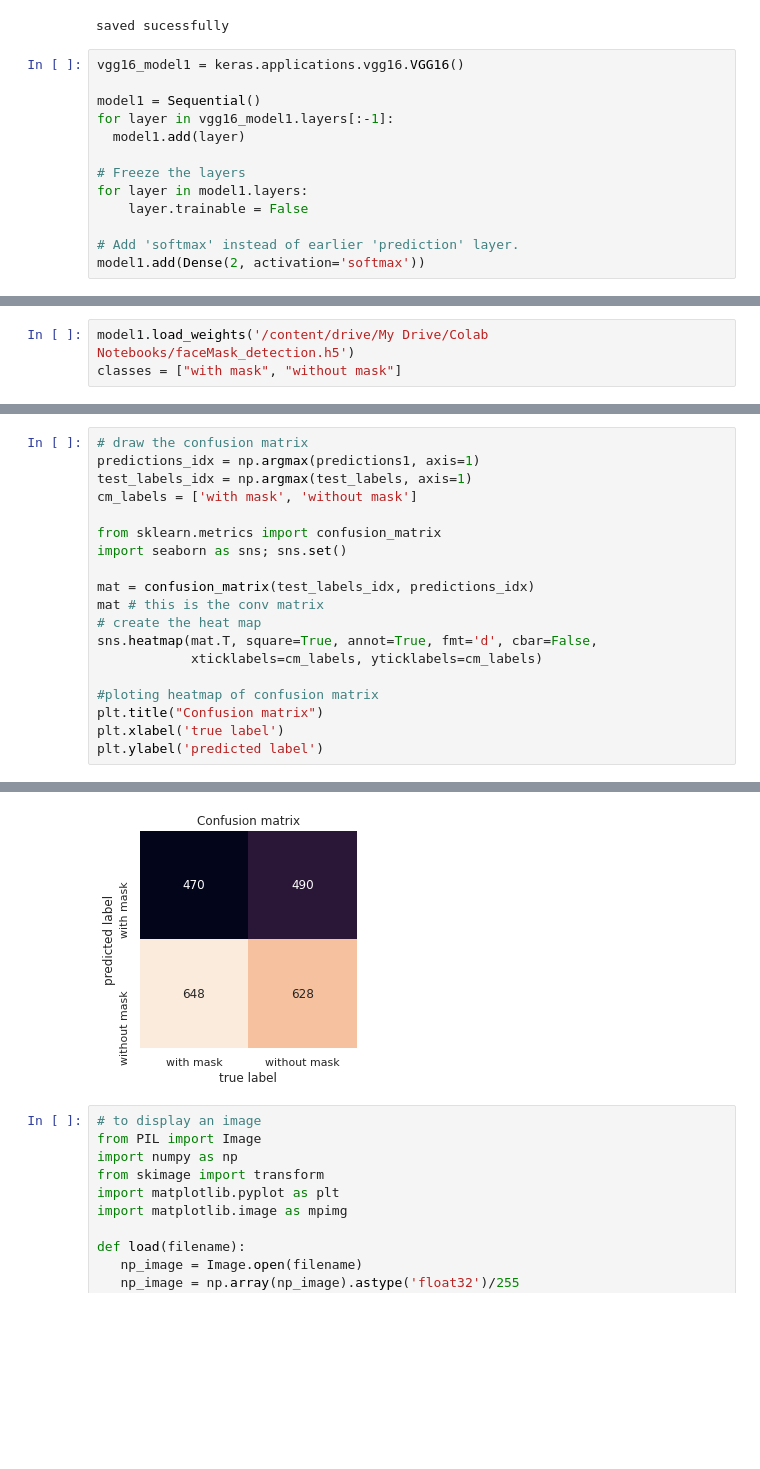
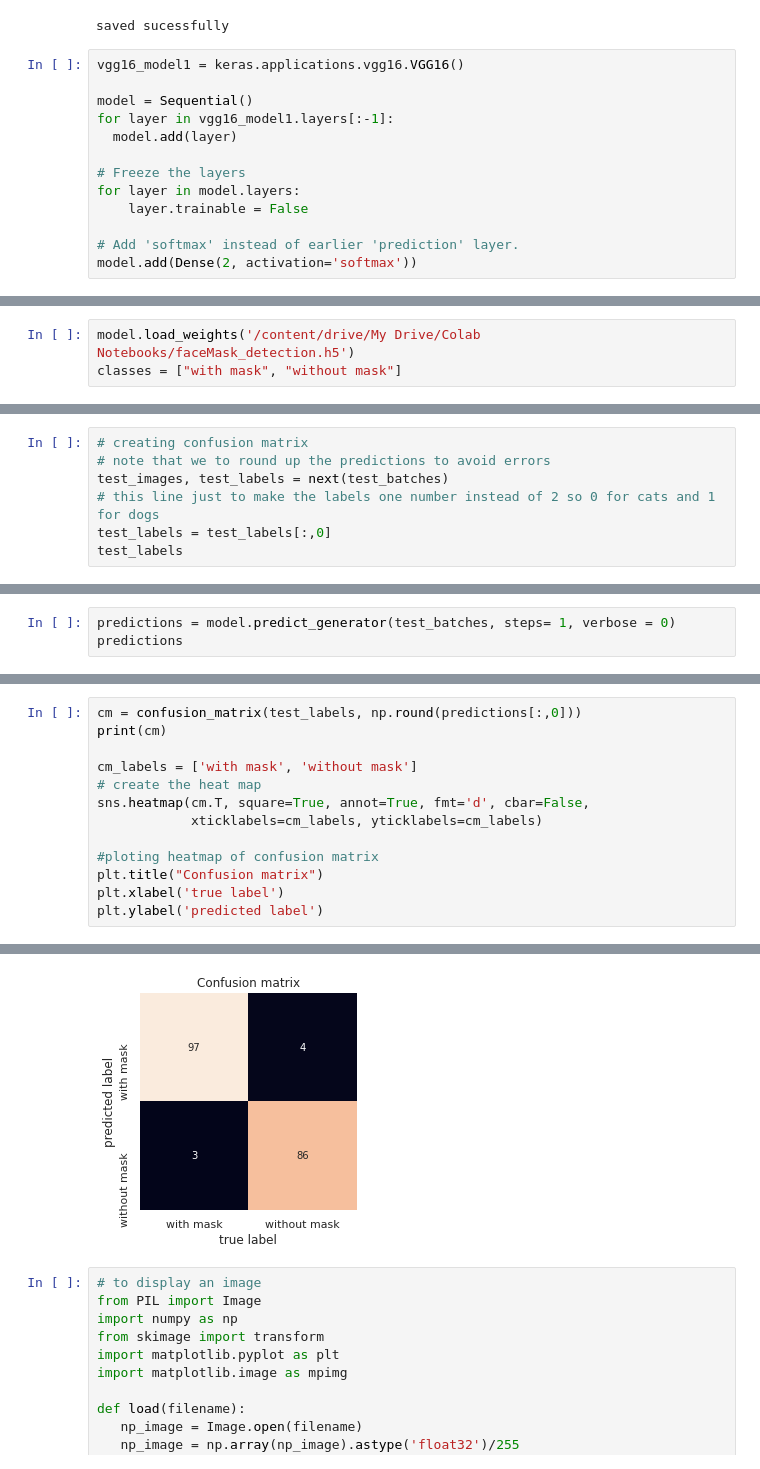
Before and after one commit to AtharBagunaid/Face-mask-detector, a Jupyter notebook: Soft_computing_Detect_Face_Mask.ipynb, the cells around one changed output, grey strips where cells are left out. Saved outputs shown, nothing was run; the diff lists cells and outputs as text; blank space fills up the shorter version.

```diff
--- a/Soft_computing_Detect_Face_Mask.ipynb
+++ b/Soft_computing_Detect_Face_Mask.ipynb
@@ -167,13 +169,13 @@ saved sucessfully
 # %%
 vgg16_model1 = keras.applications.vgg16.VGG16()
 
-model1 = Sequential()
+model = Sequential()
 for layer in vgg16_model1.layers[:-1]:
-  model1.add(layer)
+  model.add(layer)
 
 # Freeze the layers
-for layer in model1.layers:
+for layer in model.layers:
     layer.trainable = False
 
 # Add 'softmax' instead of earlier 'prediction' layer.
-model1.add(Dense(2, activation='softmax'))
+model.add(Dense(2, activation='softmax'))
@@ -180,3 +186,3 @@ model1.add(Dense(2, activation='softmax'))
 # %%
-model1.load_weights('/content/drive/My Drive/Colab Notebooks/faceMask_detection.h5')
+model.load_weights('/content/drive/My Drive/Colab Notebooks/faceMask_detection.h5')
 classes = ["with mask", "without mask"]
@@ -226,0 +189,7 @@ array([[0., 1.],
+# %%
+# creating confusion matrix
+# note that we to round up the predictions to avoid errors
+test_images, test_labels = next(test_batches)
+# this line just to make the labels one number instead of 2 so 0 for cats and 1 for dogs
+test_labels = test_labels[:,0]
+test_labels
@@ -226,0 +209,3 @@ array([[0., 1.],
+# %%
+predictions = model.predict_generator(test_batches, steps= 1, verbose = 0)
+predictions
@@ -227,16 +234,10 @@ array([[0., 1.],
 # %%
-# draw the confusion matrix
-predictions_idx = np.argmax(predictions1, axis=1)
-test_labels_idx = np.argmax(test_labels, axis=1)
+cm = confusion_matrix(test_labels, np.round(predictions[:,0]))
+print(cm)
+
 cm_labels = ['with mask', 'without mask']
-
-from sklearn.metrics import confusion_matrix
-import seaborn as sns; sns.set()
-
-mat = confusion_matrix(test_labels_idx, predictions_idx)
-mat # this is the conv matrix
 # create the heat map
-sns.heatmap(mat.T, square=True, annot=True, fmt='d', cbar=False,
+sns.heatmap(cm.T, square=True, annot=True, fmt='d', cbar=False,
             xticklabels=cm_labels, yticklabels=cm_labels)
 
 #ploting heatmap of confusion matrix
@@ -248,4 +251,4 @@ Text(89.18, 0.5, 'predicted label')
-[figure, old version]
+[figure, new version]
 # %%
 # to display an image
 from PIL import Image
```
Also changed, not shown: parts of 14 cells of this notebook.
